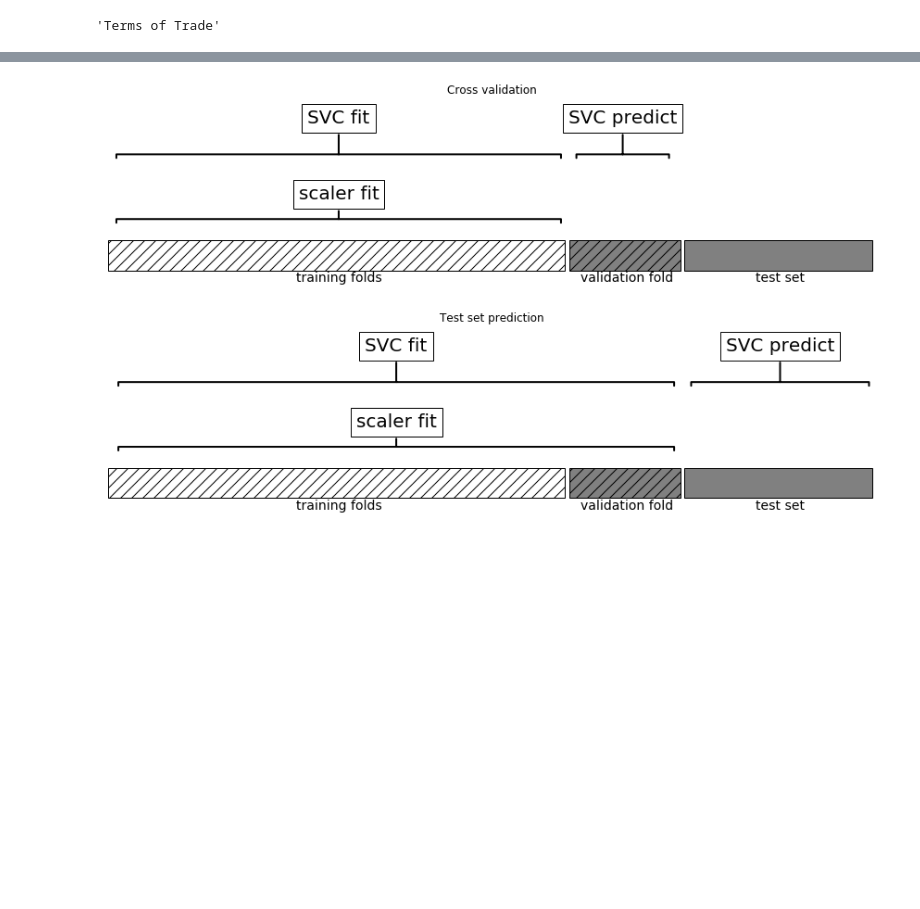
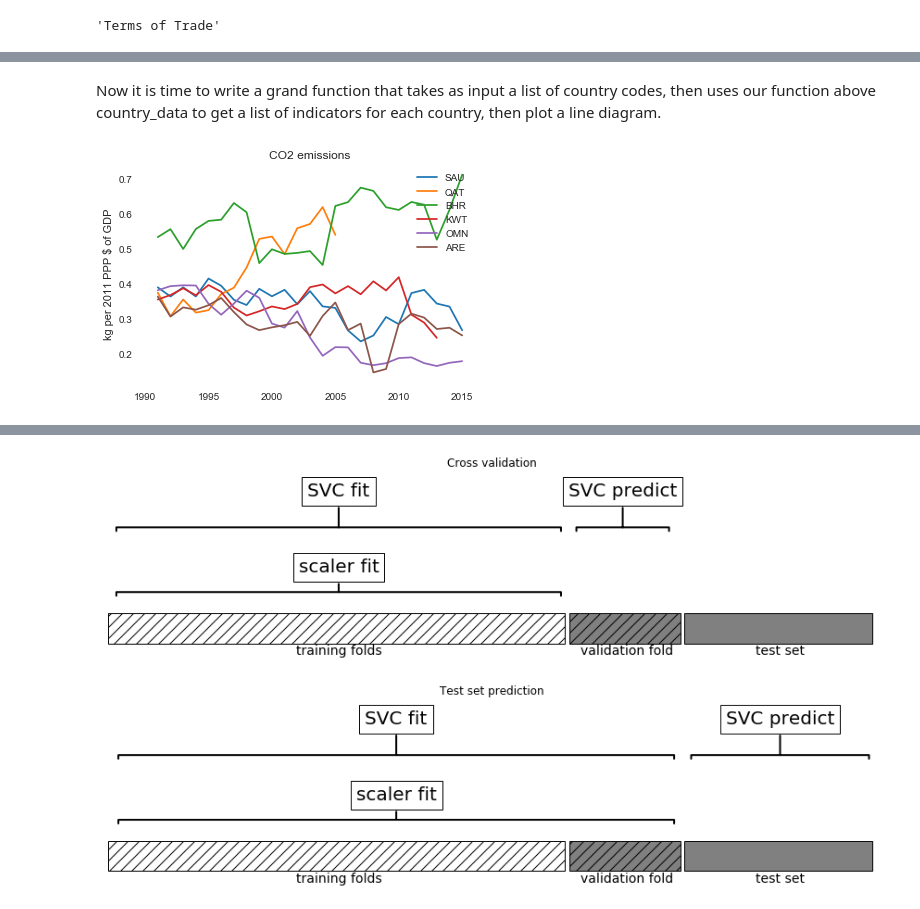
Before and after one commit to Walras-data/countryrisk, a Jupyter notebook: countryriskpipeline.ipynb, the cells around one changed output, grey strips where cells are left out. Saved outputs shown, nothing was run; the diff lists cells and outputs as text; code cells hidden in the pictures; blank space fills up the shorter version.

```diff
--- a/countryriskpipeline.ipynb
+++ b/countryriskpipeline.ipynb
@@ -189,0 +188,2 @@ Name: value, dtype: float64
+# %%
+data = df.reset_index()
@@ -189,0 +205,14 @@ Name: value, dtype: float64
+# %%
+def country_data(country_code, indicator, start = 2000, end = 2015):
+    import datetime
+    import wbdata
+    data_dates =  (datetime.datetime(start,1,1), datetime.datetime(end,1,1))
+    #call the api
+    data = wbdata.get_dataframe({indicator:'indicator'},
+                               country=country_code,
+                               data_date = data_dates,
+                               convert_date = True,
+                               keep_levels = False)
+    data = data.reset_index()
+    # data = data.dropna()# if I want i can drop the na´s
+    return data[['indicator']]
@@ -189,0 +239,30 @@ Name: value, dtype: float64
+# %% [markdown]
+Now it is time to write a grand function that takes as input a list of country codes, then uses our function above country_data to get a list of indicators for each country, then plot a line diagram.
+# %%
+#### creating function to plot indicators.
+
+def plot_indicators(country_list, indicator, start = 2000, end = 2015):
+    import matplotlib.pyplot as plt
+    import seaborn as sns
+    import wbdata
+    import re
+    ind = wbdata.get_indicator(indicator, display = False)
+    # capture the title which includes the unit after bracket
+    title = ind[0]['name']
+    # now take entire text from first letter to before opening bracket
+    title = title[:title.find('(')-1]
+    # this is the pattern to match anything between brackets
+    p = re.compile('\((.*?)\)')
+    ylab = p.findall(ind[0]['name'])[0]
+    sns.set_style('white')
+    fig, axis = plt.subplots()
+    for c in country_list:
+        axis.plot(range(start,end+1), country_data(c,indicator,start,end))
+    plt.legend(country_list)
+    plt.title(title)
+    plt.ylabel(ylab)
+    plt.show()
+# %%
+plot_indicators(['SAU','QAT','BHR','KWT','OMN','ARE'], 'EN.ATM.CO2E.PP.GD.KD',1990,2015)
+# %% [output]
+[figure, added]
```
Also changed, not shown: parts of 24 cells of this notebook.
